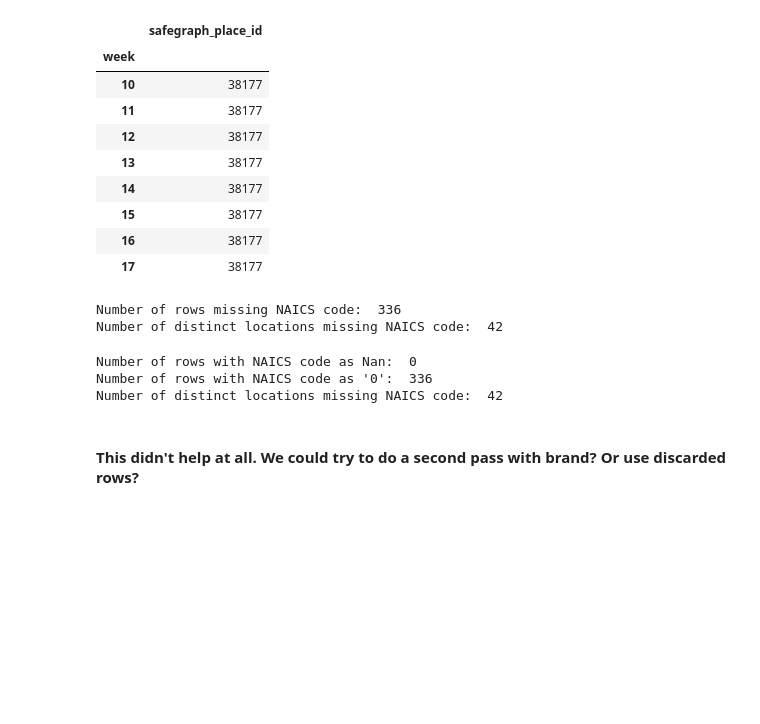
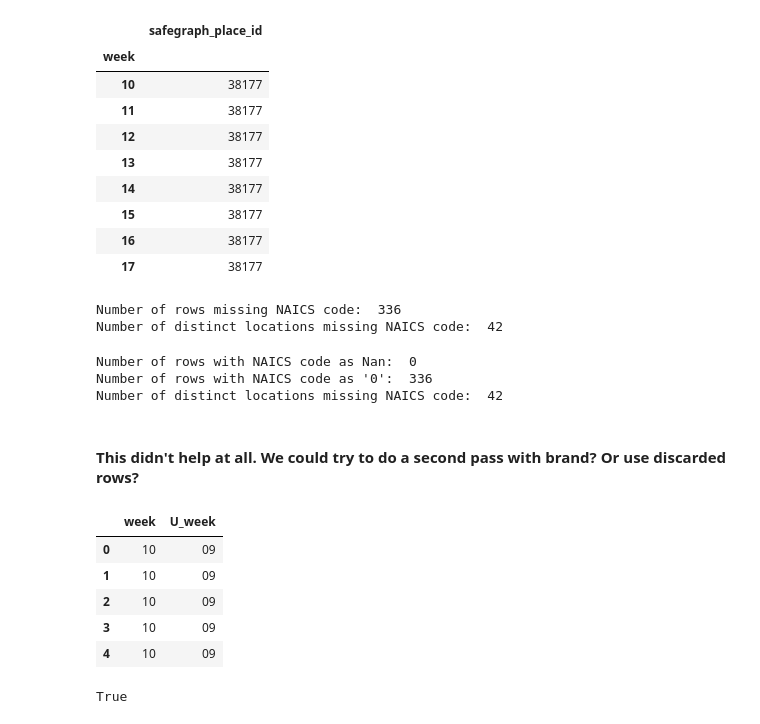
Before and after one commit to akrhea/covid-foot-traffic, a Jupyter notebook: safegraph_notebook.ipynb, the cells around one changed output. Cells and saved outputs as stored; diff of their text form; code cells hidden in the pictures; blank space fills up the shorter version.

```diff
--- a/safegraph_notebook.ipynb
+++ b/safegraph_notebook.ipynb
@@ -554,3 +564,21 @@ for i in range(2,6):
 # save as pickle
 df.to_pickle('./data/joined_weekly_03-01_04-25_feat_filt.csv.gz',
              compression='gzip')
+# %%
+# test U_week vs current method
+dfcopy = df20.copy()
+dfcopy['U_week'] = dfcopy['date'].dt.strftime('%U')
+
+dfcopy[['week', 'U_week']].head()
+# %% [output]
+|  | week | U_week |
+| 0 | 10 | 09 |
+| 1 | 10 | 09 |
+| 2 | 10 | 09 |
+| 3 | 10 | 09 |
+| 4 | 10 | 09 |
+# %%
+# ensure is always 1 more than current method
+all(dfcopy['week']==dfcopy['U_week'].astype(int)+1)
+# %% [output]
+True
```
Also changed, not shown: parts of 21 cells of this notebook.
